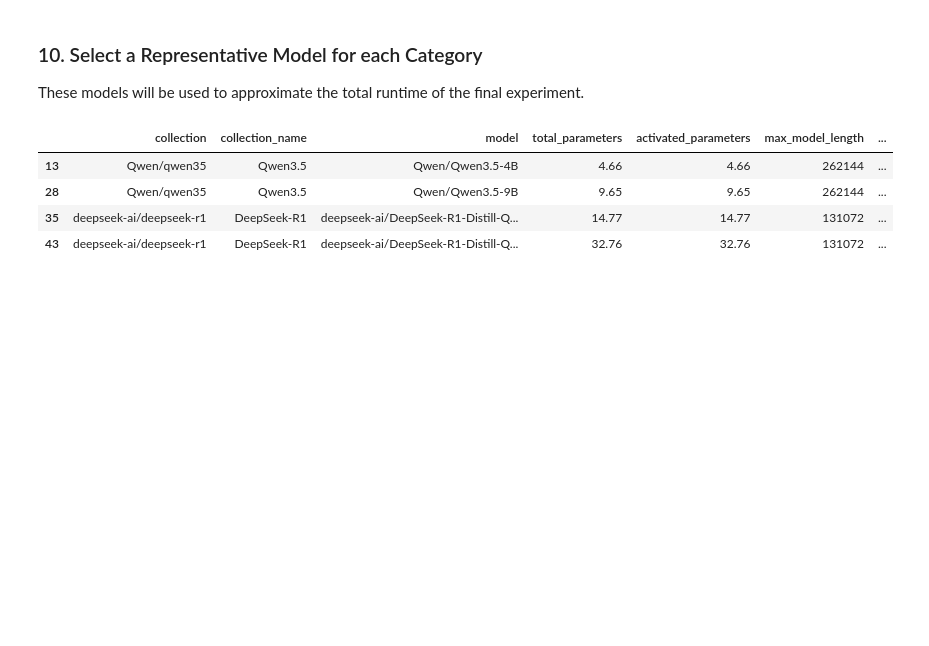
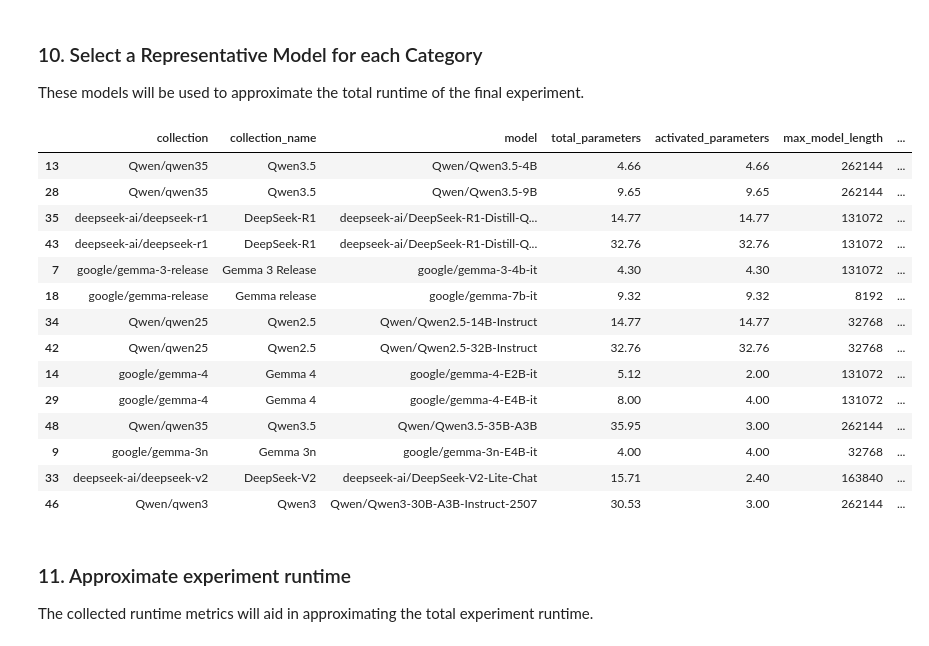
Before and after one commit to diogogmatos/eco-evolution-of-llms, a Jupyter notebook: model-selection/model-selection.ipynb, the cells around one changed output. Drawn from its saved outputs; the diff is of its cells as text; code cells hidden in the pictures; blank space fills up the shorter version.

```diff
--- a/model-selection/model-selection.ipynb
+++ b/model-selection/model-selection.ipynb
@@ -562,6 +543,7 @@ df.to_csv("models.csv", index=False)
 ### 6. Calculate Natural Breaks with Jenks
 To properly categorize models into distinct size categories without arbitrary thresholds, we use Jenks Natural Breaks optimization. This seeks to minimize each class's average deviation from the class mean, while maximizing each class's deviation from the means of the other groups.
 # %%
+df = pd.read_csv("models.csv")
 column_data = df['total_parameters']
 values = column_data.dropna().astype(float).to_list()
 breaks = jenkspy.jenks_breaks(values, n_classes=4)
@@ -658,15 +640,53 @@ dtype: int64
 ### 10. Select a Representative Model for each Category
 These models will be used to approximate the total runtime of the final experiment.
 # %%
-condition = ~filtered_df['is_moe'] & filtered_df['is_thinking']
-representative_models = filtered_df[condition].loc[
-    filtered_df[condition].groupby('category')['total_parameters'].idxmax()
+thinking = ~filtered_df['is_moe'] & filtered_df['is_thinking']
+thinking_models = filtered_df[thinking].loc[
+    filtered_df[thinking].groupby('category')['total_parameters'].idxmax()
 ]
+
+instruct = ~filtered_df['is_moe'] & ~filtered_df['is_thinking']
+instruct_models = filtered_df[instruct].loc[
+    filtered_df[instruct].groupby('category')['total_parameters'].idxmax()
+]
+
+moe_thinking = filtered_df['is_moe'] & filtered_df['is_thinking']
+moe_thinking_models = filtered_df[moe_thinking].loc[
+    filtered_df[moe_thinking].groupby('category')['total_parameters'].idxmax()
+]
+
+moe_instruct = filtered_df['is_moe'] & ~filtered_df['is_thinking']
+moe_instruct_models = filtered_df[moe_instruct].loc[
+    filtered_df[moe_instruct].groupby('category')['total_parameters'].idxmax()
+]
+
+representative_models = pd.concat(
+    [
+        thinking_models,
+        instruct_models,
+        moe_thinking_models,
+        moe_instruct_models,
+    ]
+).drop_duplicates()
+
 representative_models.to_csv('representative_models.csv', index=False)
 representative_models
 # %% [output]
 |  | collection | collection_name | model | total_parameters | activated_parameters | max_model_length | ... |
 | 13 | Qwen/qwen35 | Qwen3.5 | Qwen/Qwen3.5-4B | 4.66 | 4.66 | 262144 | ... |
 | 28 | Qwen/qwen35 | Qwen3.5 | Qwen/Qwen3.5-9B | 9.65 | 9.65 | 262144 | ... |
 | 35 | deepseek-ai/deepseek-r1 | DeepSeek-R1 | deepseek-ai/DeepSeek-R1-Distill-Q... | 14.77 | 14.77 | 131072 | ... |
 | 43 | deepseek-ai/deepseek-r1 | DeepSeek-R1 | deepseek-ai/DeepSeek-R1-Distill-Q... | 32.76 | 32.76 | 131072 | ... |
+| 7 | google/gemma-3-release | Gemma 3 Release | google/gemma-3-4b-it | 4.30 | 4.30 | 131072 | ... |
+| 18 | google/gemma-release | Gemma release | google/gemma-7b-it | 9.32 | 9.32 | 8192 | ... |
+| 34 | Qwen/qwen25 | Qwen2.5 | Qwen/Qwen2.5-14B-Instruct | 14.77 | 14.77 | 32768 | ... |
+| 42 | Qwen/qwen25 | Qwen2.5 | Qwen/Qwen2.5-32B-Instruct | 32.76 | 32.76 | 32768 | ... |
+| 14 | google/gemma-4 | Gemma 4 | google/gemma-4-E2B-it | 5.12 | 2.00 | 131072 | ... |
+| 29 | google/gemma-4 | Gemma 4 | google/gemma-4-E4B-it | 8.00 | 4.00 | 131072 | ... |
+| 48 | Qwen/qwen35 | Qwen3.5 | Qwen/Qwen3.5-35B-A3B | 35.95 | 3.00 | 262144 | ... |
+| 9 | google/gemma-3n | Gemma 3n | google/gemma-3n-E4B-it | 4.00 | 4.00 | 32768 | ... |
+| 33 | deepseek-ai/deepseek-v2 | DeepSeek-V2 | deepseek-ai/DeepSeek-V2-Lite-Chat | 15.71 | 2.40 | 163840 | ... |
+| 46 | Qwen/qwen3 | Qwen3 | Qwen/Qwen3-30B-A3B-Instruct-2507 | 30.53 | 3.00 | 262144 | ... |
+# %% [markdown]
+### 11. Approximate experiment runtime
+The collected runtime metrics will aid in approximating the total experiment runtime.
```
Also changed, not shown: parts of 1 cell of this notebook, 1 other file.
